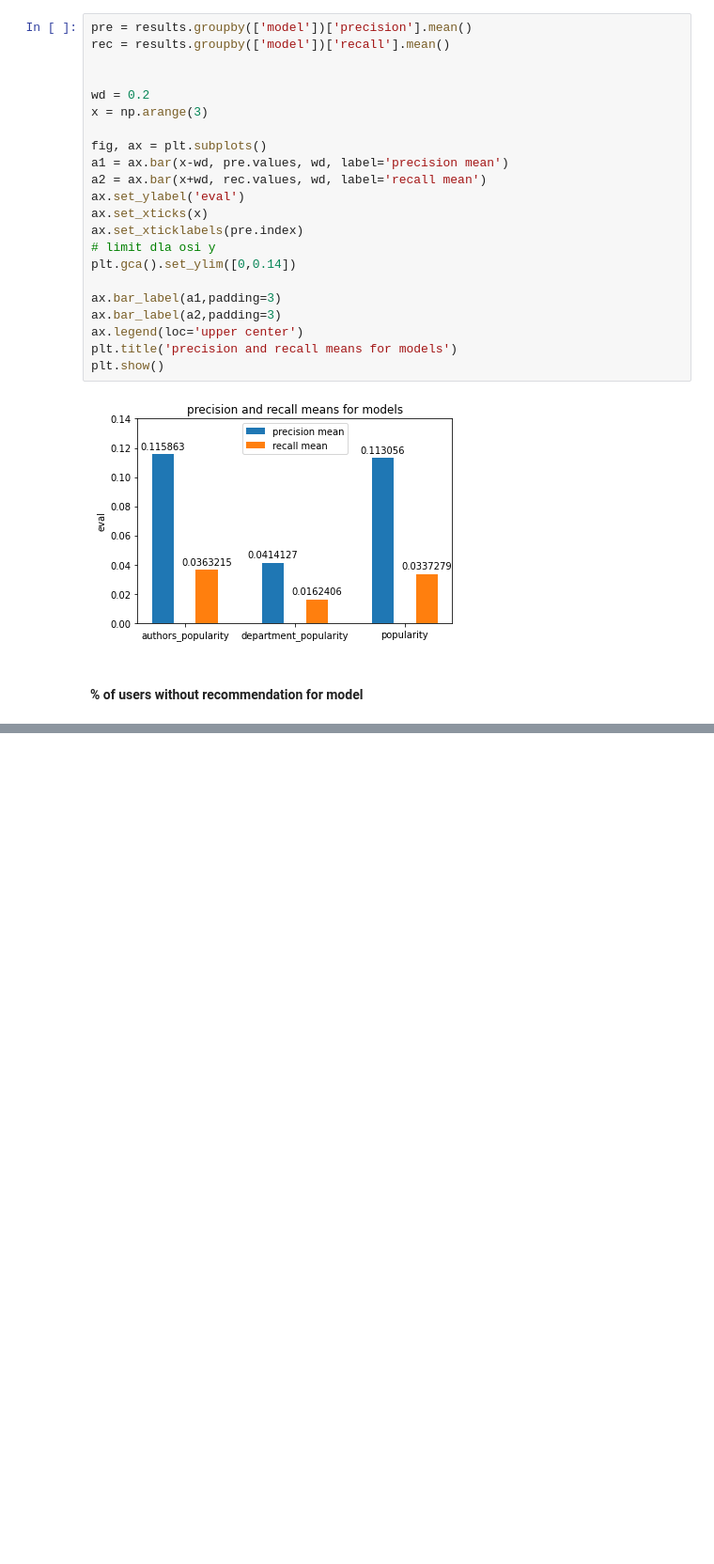
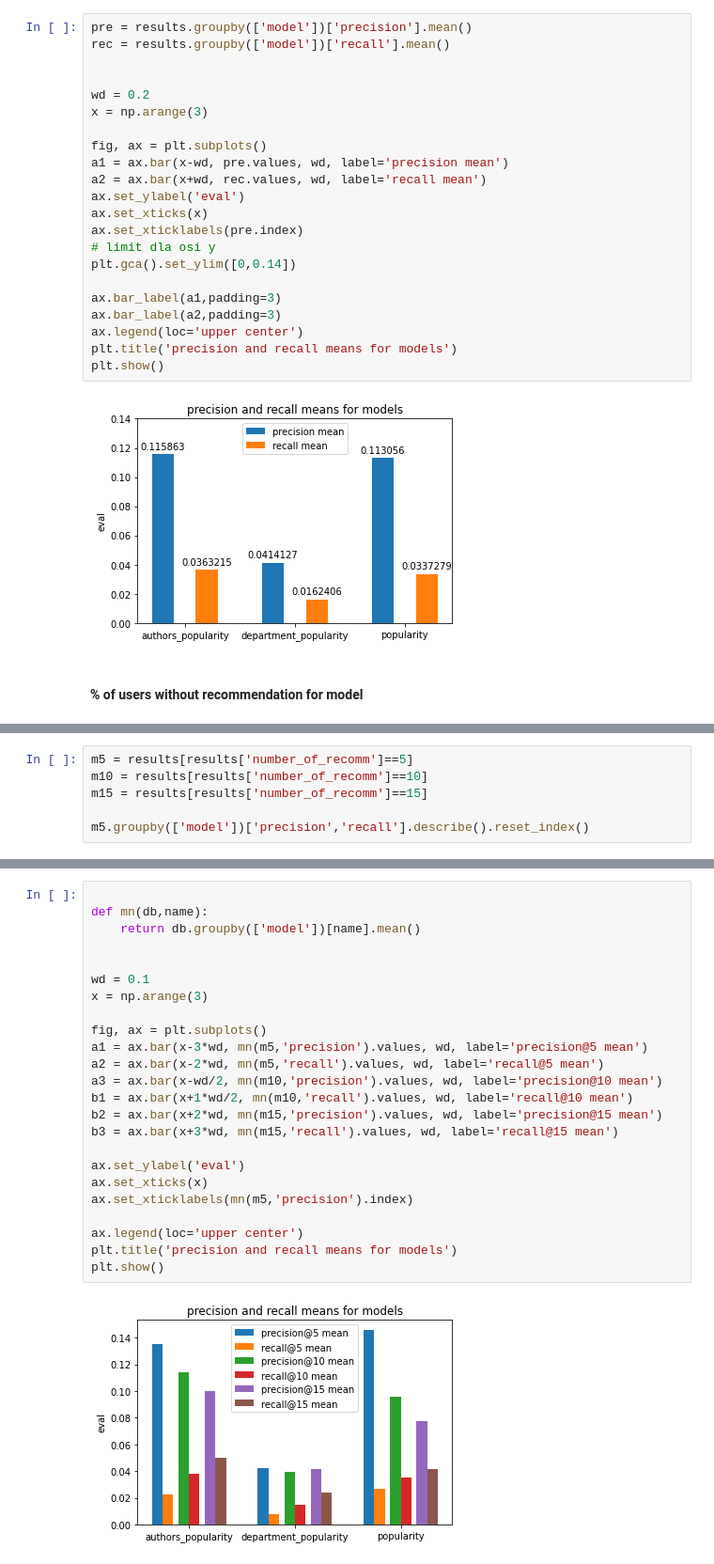
Before and after one commit to amakarewicz/RecommenderSystem, a Jupyter notebook: Piotr/model/test_model/plots_n_data.ipynb, the cells around one changed output, grey strips where cells are left out. Shown at 94% size. Cells and saved outputs as stored; diff of their text form; blank space fills up the shorter version.

Commit message:
plots n statistics for test

```diff
--- a/Piotr/model/test_model/plots_n_data.ipynb
+++ b/Piotr/model/test_model/plots_n_data.ipynb
@@ -90,3 +88,9 @@ plt.title('% of users without any recommendation for model')
 plt.show()
 # %% [output]
 [figure]
+# %%
+m5 = results[results['number_of_recomm']==5]
+m10 = results[results['number_of_recomm']==10]
+m15 = results[results['number_of_recomm']==15]
+
+m5.groupby(['model'])['precision','recall'].describe().reset_index()
@@ -92,0 +103,26 @@ plt.show()
+# %%
+
+def mn(db,name):
+    return db.groupby(['model'])[name].mean()
+
+
+wd = 0.1
+x = np.arange(3)
+
+fig, ax = plt.subplots()
+a1 = ax.bar(x-3*wd, mn(m5,'precision').values, wd, label='precision@5 mean')
+a2 = ax.bar(x-2*wd, mn(m5,'recall').values, wd, label='recall@5 mean')
+a3 = ax.bar(x-wd/2, mn(m10,'precision').values, wd, label='precision@10 mean')
+b1 = ax.bar(x+1*wd/2, mn(m10,'recall').values, wd, label='recall@10 mean')
+b2 = ax.bar(x+2*wd, mn(m15,'precision').values, wd, label='precision@15 mean')
+b3 = ax.bar(x+3*wd, mn(m15,'recall').values, wd, label='recall@15 mean')
+
+ax.set_ylabel('eval')
+ax.set_xticks(x)
+ax.set_xticklabels(mn(m5,'precision').index)
+
+ax.legend(loc='upper center')
+plt.title('precision and recall means for models')
+plt.show()
+# %% [output]
+[figure, added]
```
Also changed, not shown: parts of 4 cells of this notebook, 1 other file.
